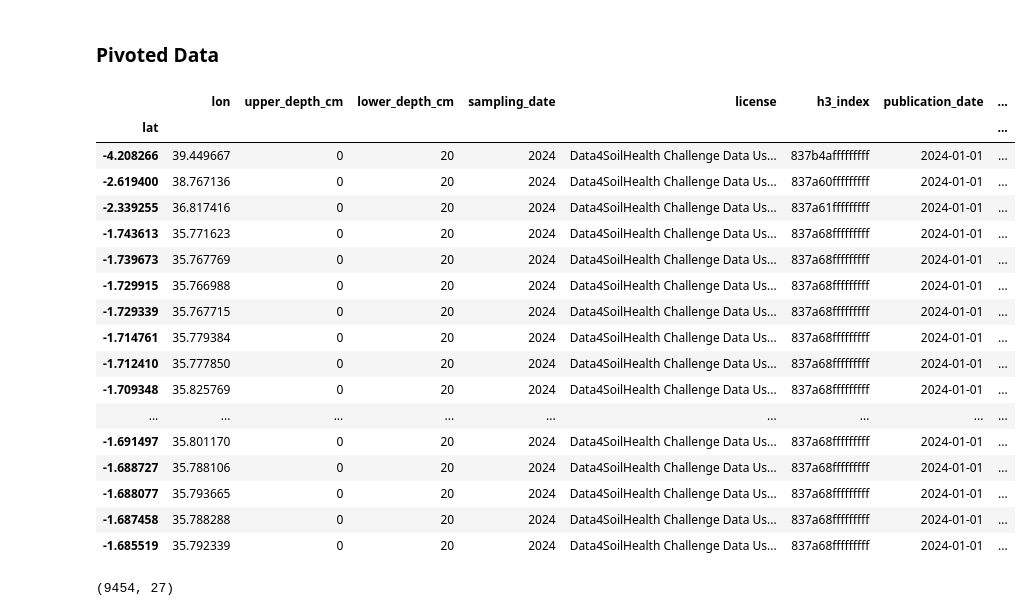
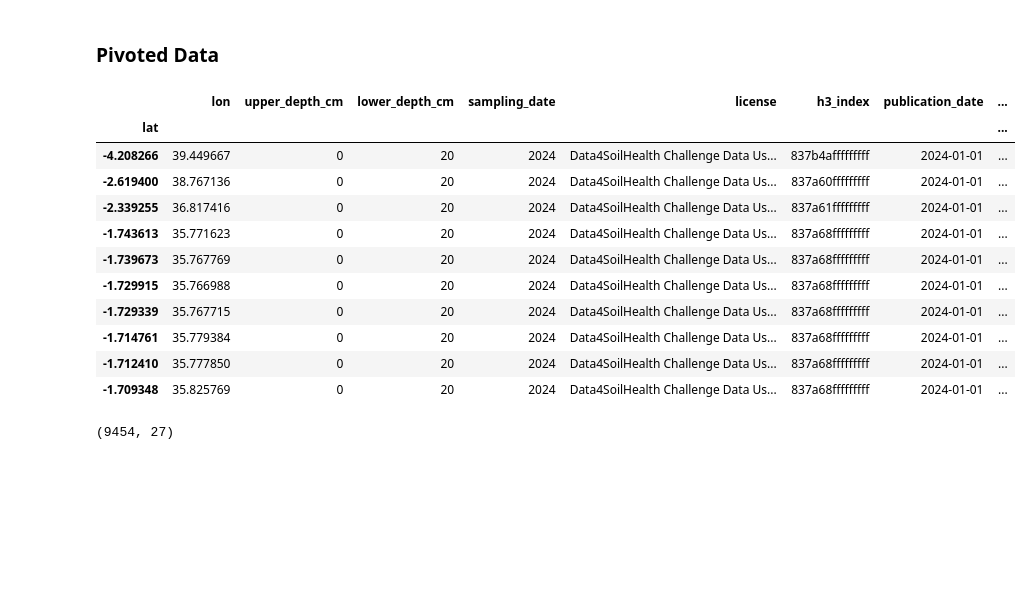
Before and after one commit to oscar066/Kiduka, a Jupyter notebook: index2.ipynb, the cells around one changed output. Cells and saved outputs as stored; diff of their text form; code cells hidden in the pictures; blank space fills up the shorter version.

```diff
--- a/index2.ipynb
+++ b/index2.ipynb
@@ -65,29 +58,23 @@ df.shape
 ### Pivoted Data
 # %%
 # Load the Pivoted data
-df_clean = pd.read_csv('/teamspace/studios/this_studio/Fertiliser_Modelling/data/soil_data_pivoted.csv', index_col=0)
+df_clean = pd.read_csv('data/soil_data_pivoted.csv', index_col=0)
 
 # preview of the first 10 rows of the cleaned dataframe
 df_clean.head(10)
 # %% [output]
 |  | lon | upper_depth_cm | lower_depth_cm | sampling_date | license | h3_index | publication_date | ... |
 | lat |  |  |  |  |  |  |  | ... |
 | -4.208266 | 39.449667 | 0 | 20 | 2024 | Data4SoilHealth Challenge Data Us... | 837b4afffffffff | 2024-01-01 | ... |
 | -2.619400 | 38.767136 | 0 | 20 | 2024 | Data4SoilHealth Challenge Data Us... | 837a60fffffffff | 2024-01-01 | ... |
 | -2.339255 | 36.817416 | 0 | 20 | 2024 | Data4SoilHealth Challenge Data Us... | 837a61fffffffff | 2024-01-01 | ... |
 | -1.743613 | 35.771623 | 0 | 20 | 2024 | Data4SoilHealth Challenge Data Us... | 837a68fffffffff | 2024-01-01 | ... |
 | -1.739673 | 35.767769 | 0 | 20 | 2024 | Data4SoilHealth Challenge Data Us... | 837a68fffffffff | 2024-01-01 | ... |
 | -1.729915 | 35.766988 | 0 | 20 | 2024 | Data4SoilHealth Challenge Data Us... | 837a68fffffffff | 2024-01-01 | ... |
 | -1.729339 | 35.767715 | 0 | 20 | 2024 | Data4SoilHealth Challenge Data Us... | 837a68fffffffff | 2024-01-01 | ... |
 | -1.714761 | 35.779384 | 0 | 20 | 2024 | Data4SoilHealth Challenge Data Us... | 837a68fffffffff | 2024-01-01 | ... |
 | -1.712410 | 35.777850 | 0 | 20 | 2024 | Data4SoilHealth Challenge Data Us... | 837a68fffffffff | 2024-01-01 | ... |
 | -1.709348 | 35.825769 | 0 | 20 | 2024 | Data4SoilHealth Challenge Data Us... | 837a68fffffffff | 2024-01-01 | ... |
-| ... | ... | ... | ... | ... | ... | ... | ... | ... |
-| -1.691497 | 35.801170 | 0 | 20 | 2024 | Data4SoilHealth Challenge Data Us... | 837a68fffffffff | 2024-01-01 | ... |
-| -1.688727 | 35.788106 | 0 | 20 | 2024 | Data4SoilHealth Challenge Data Us... | 837a68fffffffff | 2024-01-01 | ... |
-| -1.688077 | 35.793665 | 0 | 20 | 2024 | Data4SoilHealth Challenge Data Us... | 837a68fffffffff | 2024-01-01 | ... |
-| -1.687458 | 35.788288 | 0 | 20 | 2024 | Data4SoilHealth Challenge Data Us... | 837a68fffffffff | 2024-01-01 | ... |
-| -1.685519 | 35.792339 | 0 | 20 | 2024 | Data4SoilHealth Challenge Data Us... | 837a68fffffffff | 2024-01-01 | ... |
 # %%
 df_clean.shape
 # %% [output]
```
Also changed, not shown: parts of 4 cells of this notebook, 2 other files.
